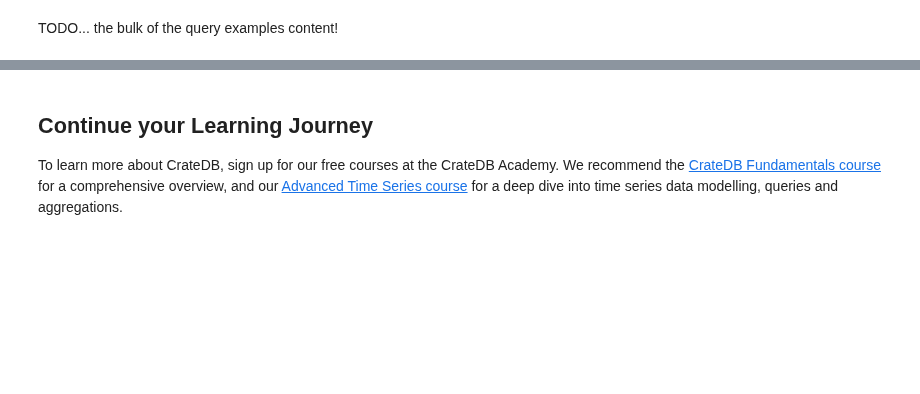
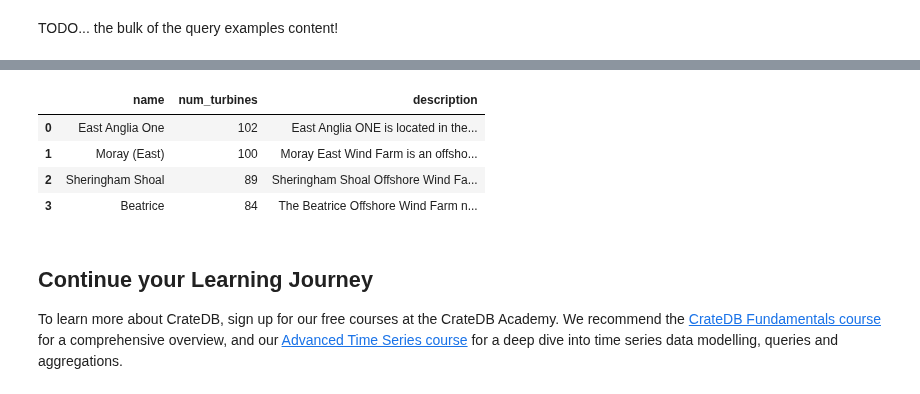
Before and after one commit to crate/cratedb-examples, a Jupyter notebook: topic/multi-model/multi-model-offshore-wind-farms.ipynb, the cells around one changed output, grey strips where cells are left out. Drawn from its saved outputs; the diff is of its cells as text; code cells hidden in the pictures; blank space fills up the shorter version.

```diff
--- a/topic/multi-model/multi-model-offshore-wind-farms.ipynb
+++ b/topic/multi-model/multi-model-offshore-wind-farms.ipynb
@@ -164,0 +292,24 @@ TODO... the bulk of the query examples content!
+# %%
+
+# Slide 25
+
+query = """
+SELECT
+    name,
+    turbines['howmany'] AS num_turbines,
+    description
+FROM
+    windfarms
+WHERE
+    match(description, 'oil gas') AND turbines['howmany'] > 80
+ORDER BY
+    num_turbines DESC
+"""
+
+pd.read_sql(query, CONNECTION_STRING)
+# %% [output]
+|  | name | num_turbines | description |
+| 0 | East Anglia One | 102 | East Anglia ONE is located in the... |
+| 1 | Moray (East) | 100 | Moray East Wind Farm is an offsho... |
+| 2 | Sheringham Shoal | 89 | Sheringham Shoal Offshore Wind Fa... |
+| 3 | Beatrice | 84 | The Beatrice Offshore Wind Farm n... |
```
Also changed, not shown: parts of 8 cells of this notebook.
